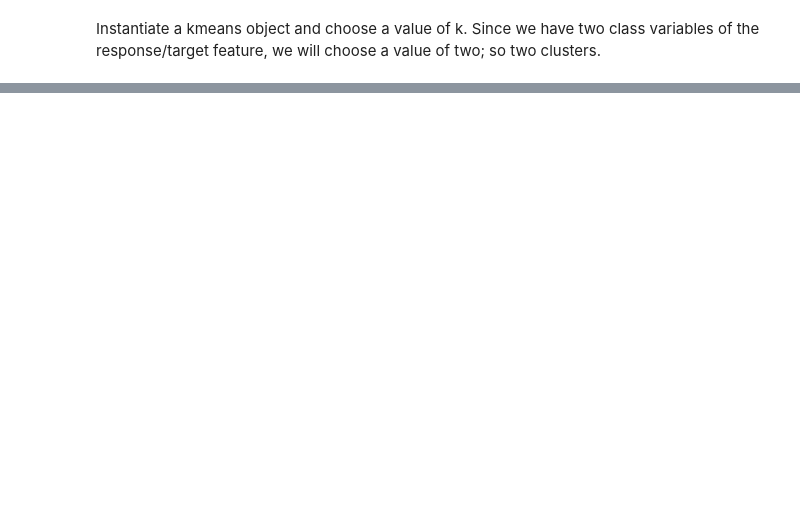
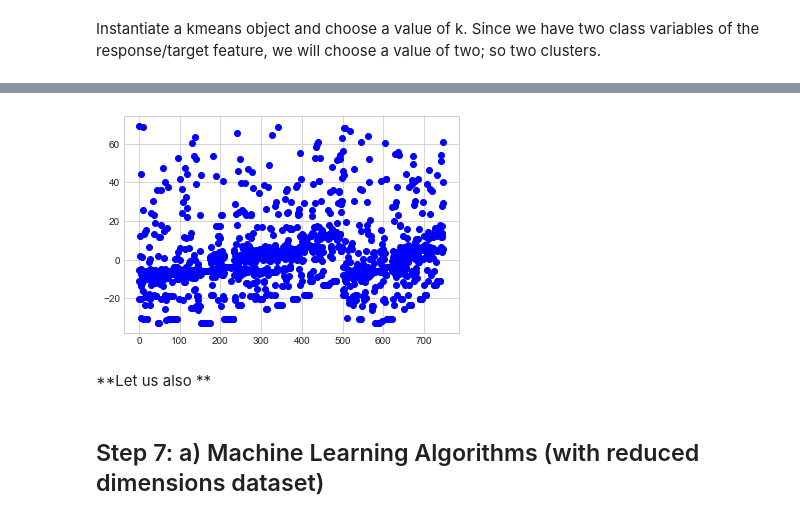
Before and after one commit to Hemanshu-Bhargav/Machine-Learning-Collection, a Jupyter notebook: CCPS 844 Assignment Comprehensive Algorithm Comparision.ipynb, the cells around one changed output, grey strips where cells are left out. Cells and saved outputs as stored; diff of their text form; code cells hidden in the pictures; blank space fills up the shorter version.

```diff
--- a/CCPS 844 Assignment Comprehensive Algorithm Comparision.ipynb
+++ b/CCPS 844 Assignment Comprehensive Algorithm Comparision.ipynb
@@ -99,0 +250,2 @@ print(feature_importances)
+# %%
+X = dataset[['Recency (months)', 'Frequency (times)', 'Time (months)']].values
@@ -99,0 +265,6 @@ print(feature_importances)
+# %%
+#Main PCA Algorithm
+pca = decomposition.PCA(n_components=2) #transform data set (this line only calculates) so you only see 1 column in array
+pca.fit(X) #now fit transformation/reduction technique
+pcall = decomposition.PCA(n_components=2)
+reducedmatrix = pca.transform(X) #after fitting, transform original to new data
@@ -99,0 +288,10 @@ print(feature_importances)
+# %%
+#Reduced
+plt.style.use('seaborn-whitegrid')
+plt.plot(reducedmatrix,'bo');
+# %% [output]
+[figure, added]
+# %% [markdown]
+**Let us also **
+# %% [markdown]
+## Step 7: a) Machine Learning Algorithms (with reduced dimensions dataset)
```
Also changed, not shown: parts of 197 cells of this notebook.
